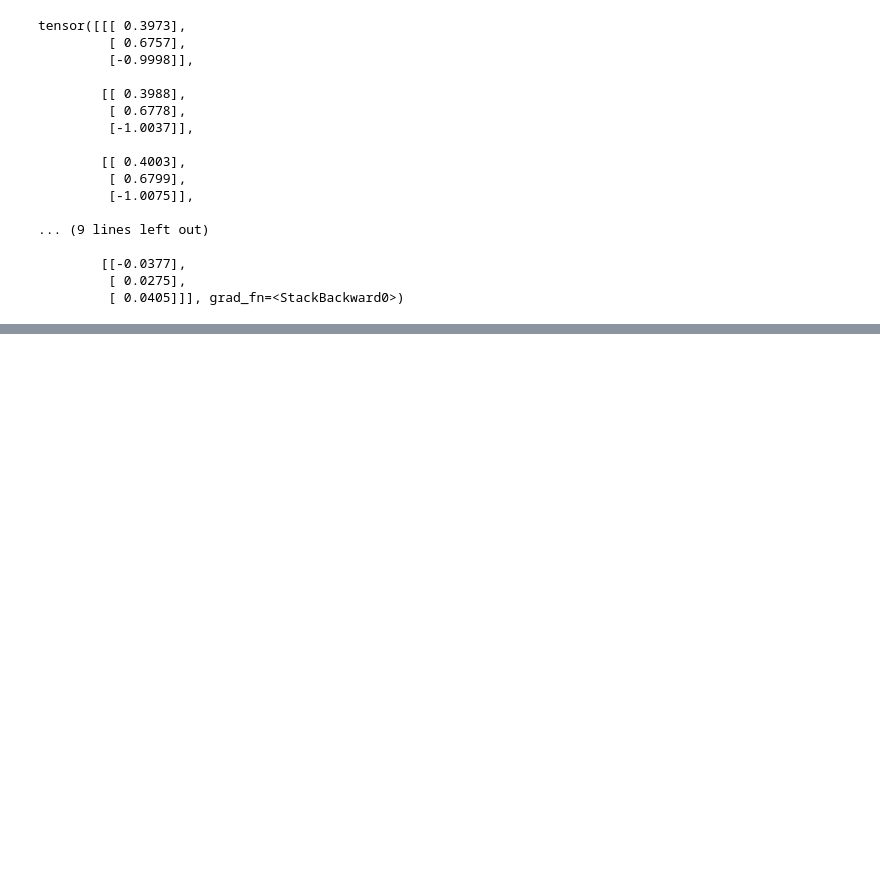
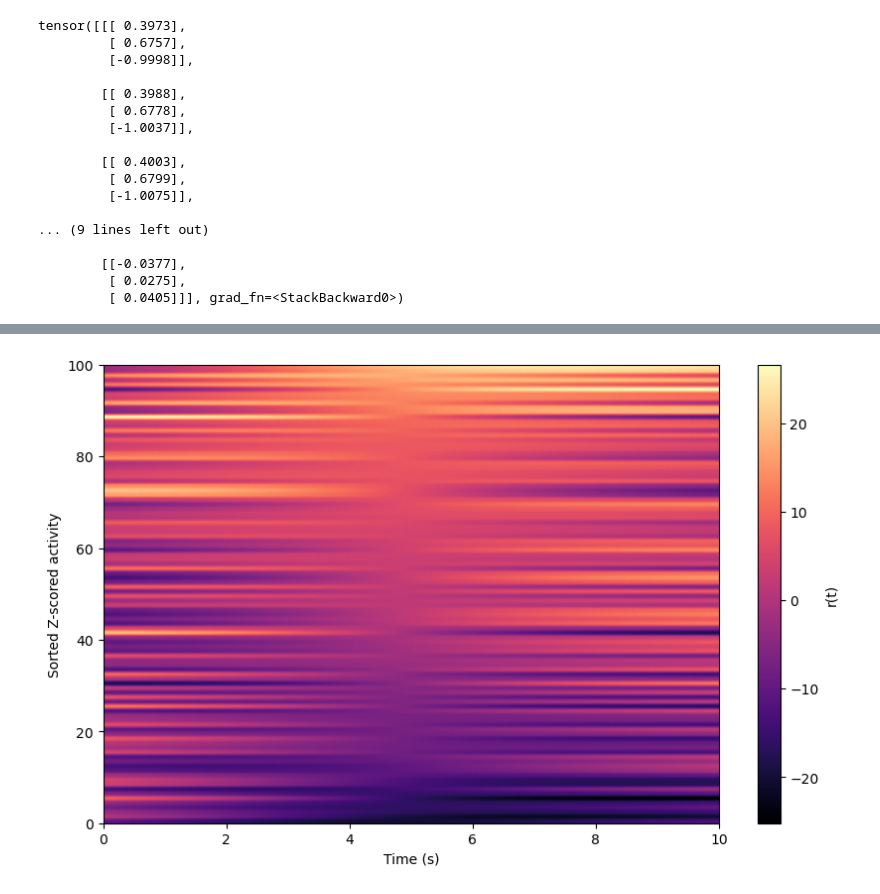
Before and after one commit to reecekeller/latentphysics, a Jupyter notebook: implicit.ipynb, the cells around one changed output, grey strips where cells are left out. Saved outputs shown, nothing was run; the diff lists cells and outputs as text; code cells hidden in the pictures; blank space fills up the shorter version.

```diff
--- a/implicit.ipynb
+++ b/implicit.ipynb
@@ -248,0 +131,28 @@ tensor([-0.3786, -0.3845, -0.3902, -0.3957, -0.4009, -0.4060, -0.4108, -0.4154,
+# %%
+projection_matrix = np.random.randn(3, 100)
+
+data = np.dot(u, projection_matrix)
+data += + np.random.normal(0, 0.1, data.shape)
+np.save('/home/rdkeller/latentphysics/dumb_data_full.npy', data)
+#np.save('/home/rdkeller/latentphysics/data/' + 'HD_data.npy', data)
+mean_activity = np.mean(data, axis=0)
+
+# Step 2: Sort neurons by their mean activity
+sorted_indices = np.argsort(mean_activity)
+
+# Step 3: Sort the data according to the sorted neuron indices
+sorted_data = data[:, sorted_indices]
+
+# Step 4: Create the plot
+plt.figure(figsize=(10, 6))
+plt.imshow(sorted_data.T, aspect='auto', cmap='magma', origin='lower', extent=[0, 10, 0, 100])
+plt.colorbar(label='r(t)')
+# Step 5: Customize the plot
+plt.xlabel('Time (s)')
+plt.ylabel('Sorted Z-scored activity')
+plt.xticks([0, 2, 4, 6, 8, 10])  # Adjust based on time range
+plt.savefig('raster.png', transparent=True)
+
+# Show the plot
+# %% [output]
+[figure, added]
```
Also changed, not shown: parts of 12 cells of this notebook.
